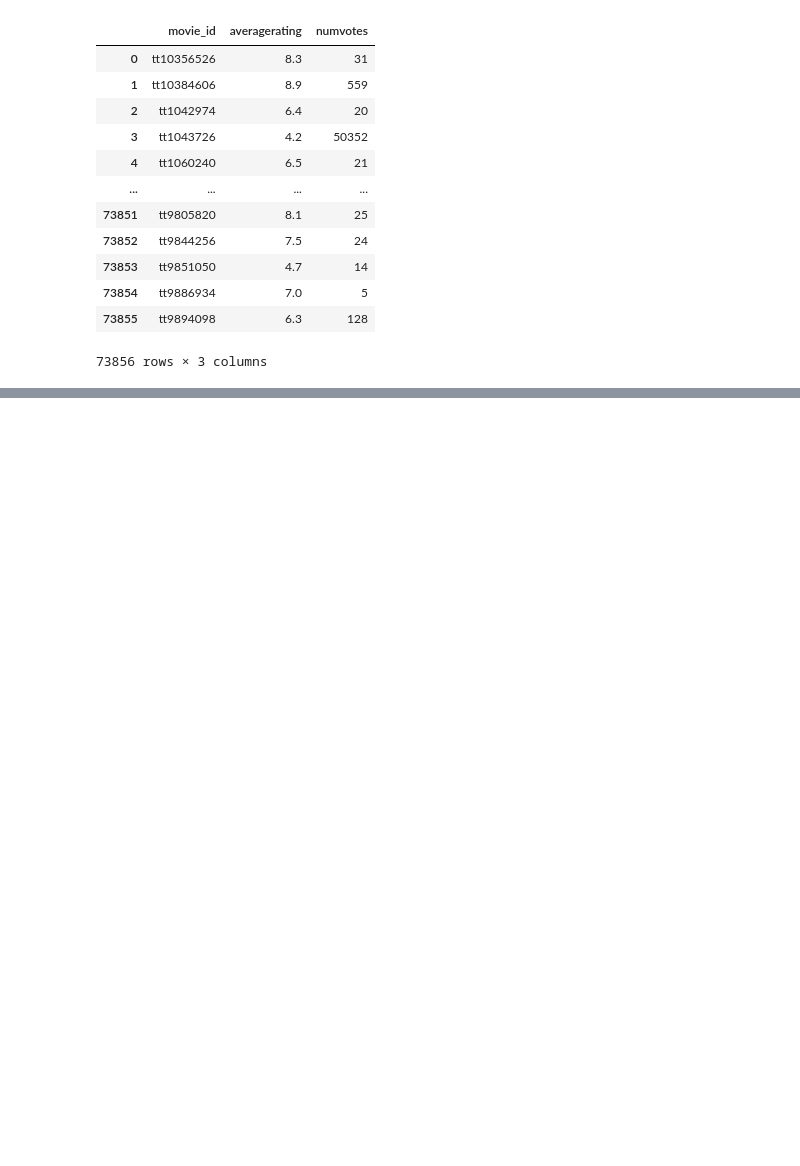
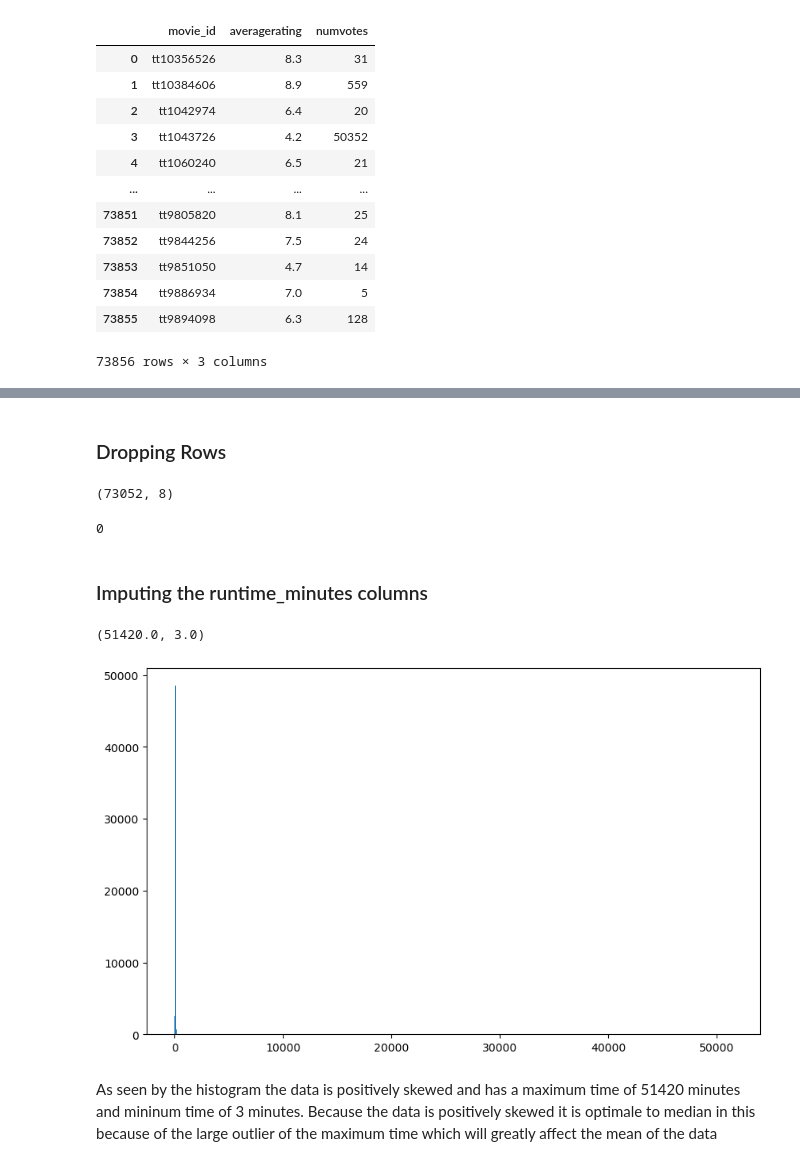
Before and after one commit to AdnanK1/phase-1, a Jupyter notebook: index.ipynb, the cells around one changed output, grey strips where cells are left out. Cells and saved outputs as stored; diff of their text form; code cells hidden in the pictures; blank space fills up the shorter version.

Commit message:
Deleted rows because of the empty fields and imputed time in runtime_minutes column

```diff
--- a/index.ipynb
+++ b/index.ipynb
@@ -96,0 +112,32 @@ df.head()
+# %% [markdown]
+### Dropping Rows
+# %%
+# Dropping rows in that contain empty genres and checking the shape
+df.dropna(subset=['genres'], inplace=True)
+df.shape
+# %% [output]
+(73052, 8)
+# %%
+# Checking whether there is any empty genres in the dataframe
+df['genres'].isna().sum()
+# %% [output]
+0
+# %% [markdown]
+### Imputing the runtime_minutes columns
+# %%
+# Checking the max time and min time
+df['runtime_minutes'].max(), df['runtime_minutes'].min()
+# %% [output]
+(51420.0, 3.0)
+# %%
+# Plot a histogram to see if the data is positive or negatively skewed
+fig, ax = plt.subplots(figsize=(10,6))
+
+# Creating the histogram
+x = df['runtime_minutes']
+ax.hist(x, bins=1000)
+plt.show()
+# %% [output]
+[figure, added]
+# %% [markdown]
+As seen by the histogram the data is positively skewed and has a maximum time of 51420 minutes and mininum time of 3 minutes. Because the data is positively skewed it is optimale to median in this because of the large outlier of the maximum time which will greatly affect the mean of the data
```
Also changed, not shown: parts of 11 cells of this notebook.
